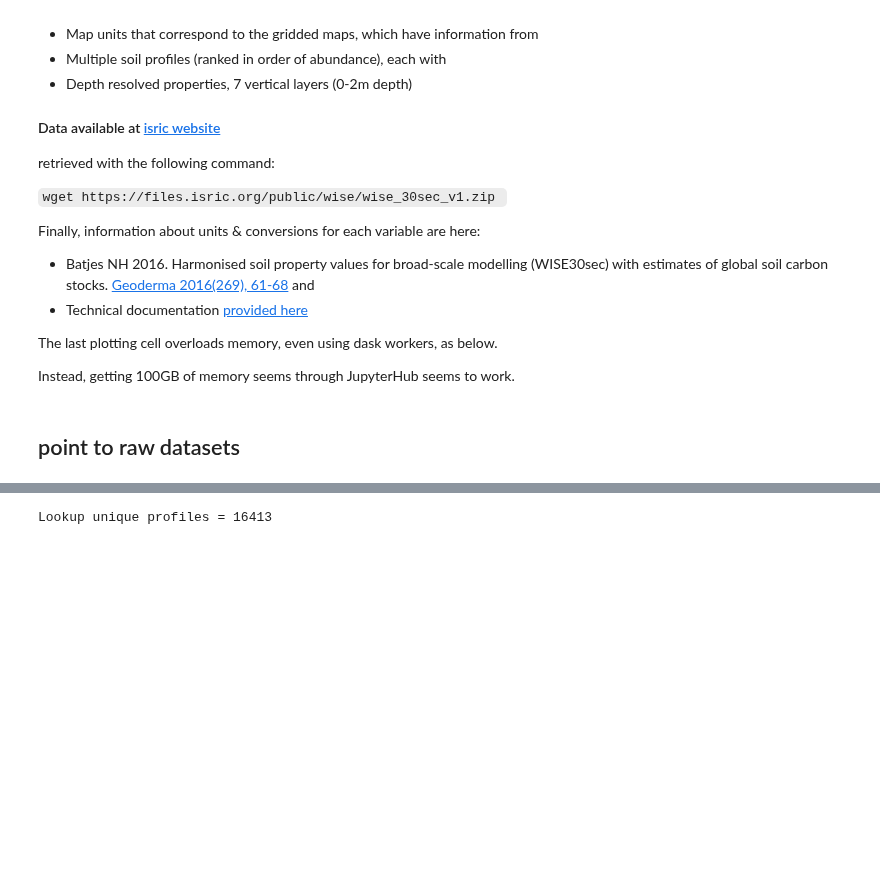
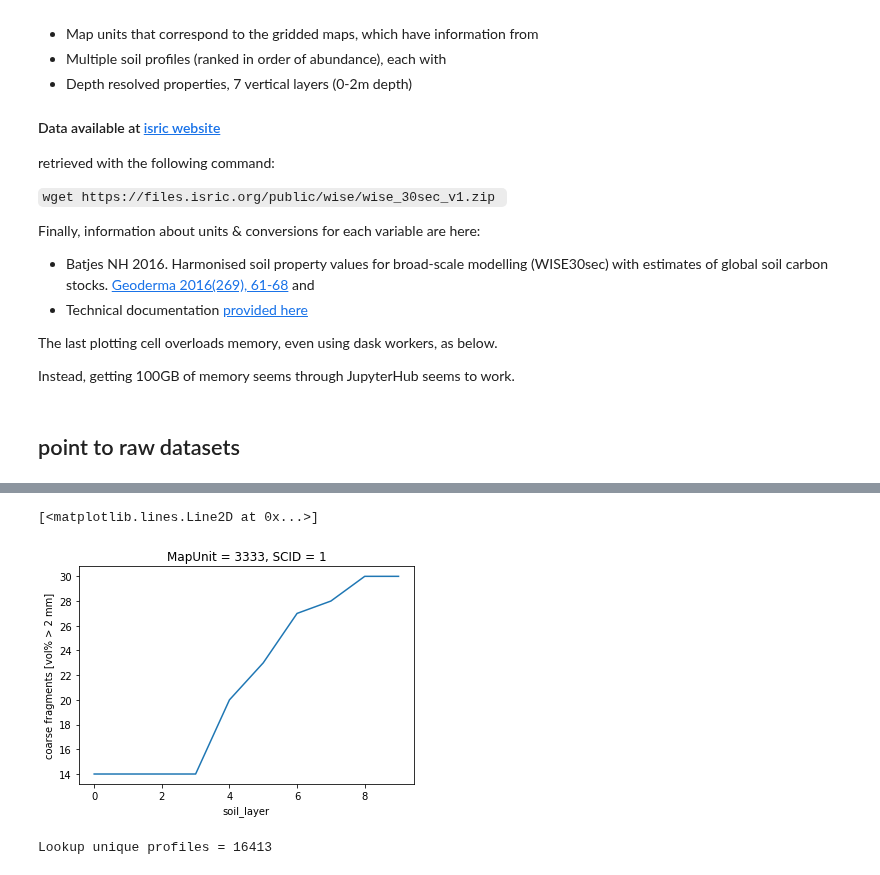
Before and after one commit to wwieder/ctsm_py, a Jupyter notebook: notebooks/tiff2nc-WISE.ipynb, the cells around one changed output, grey strips where cells are left out. Saved outputs shown, nothing was run; the diff lists cells and outputs as text; code cells hidden in the pictures; blank space fills up the shorter version.

```diff
--- a/notebooks/tiff2nc-WISE.ipynb
+++ b/notebooks/tiff2nc-WISE.ipynb
@@ -43,3 +43,6 @@ warnings.simplefilter("ignore", category=RuntimeWarning)
 %matplotlib inline
 # %% [markdown]
 ## point to raw datasets
+# %%
+df = xr.open_dataset('/glade/campaign/cesm/cesmdata/cseg/inputdata/lnd/clm2/rawdata/mksrf_soil_lookup.10level.WISE.c220330.nc')
+df
@@ -46 +67,8 @@ warnings.simplefilter("ignore", category=RuntimeWarning)
+# %%
+# Map units in canadian shild look to be 3479,3482 & 6998 (missing)
+# Siberian dead zone also includes 9124
+df.sel(MapUnit=3333).isel(SCID=0).CFRAG.plot()
+# %% [output]
+[<matplotlib.lines.Line2D at 0x...>]
+[figure, added]
 # %%
```
Also changed, not shown: parts of 7 cells of this notebook.
